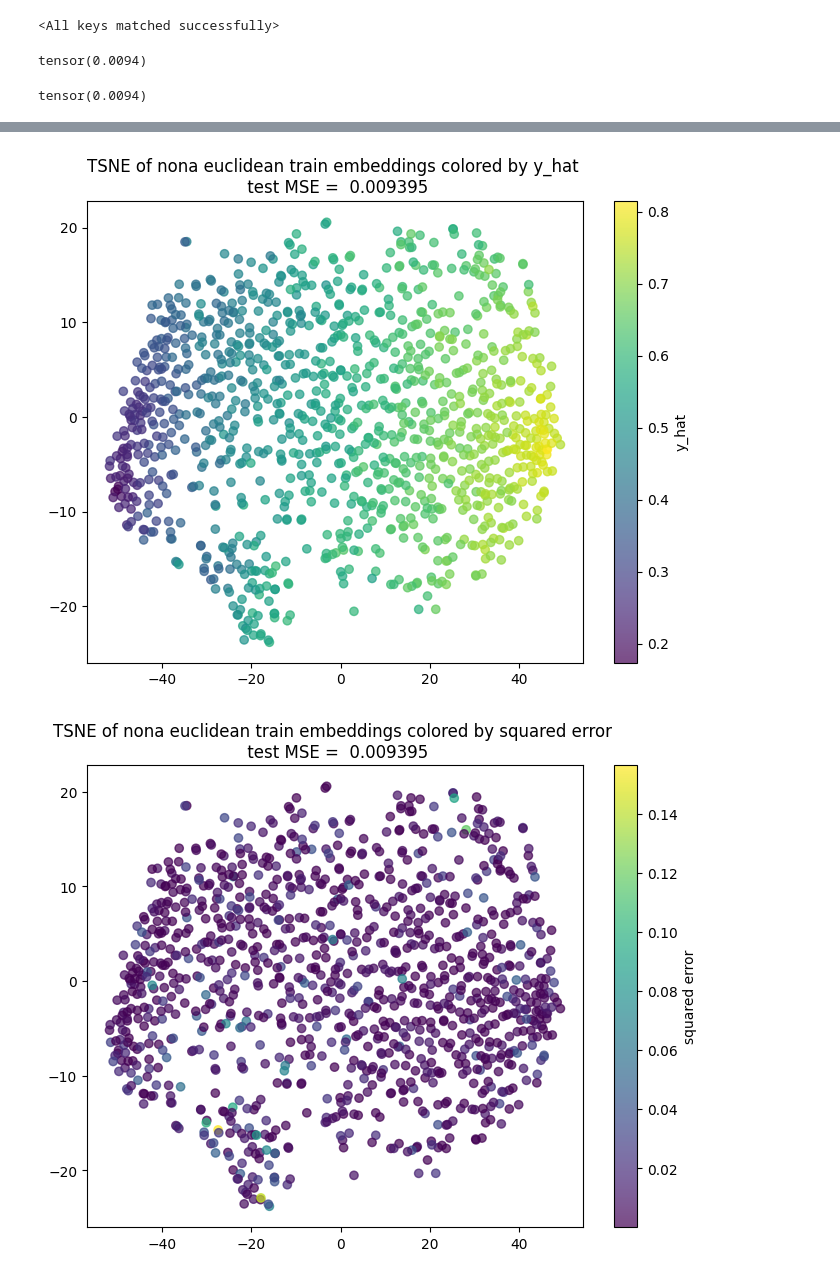
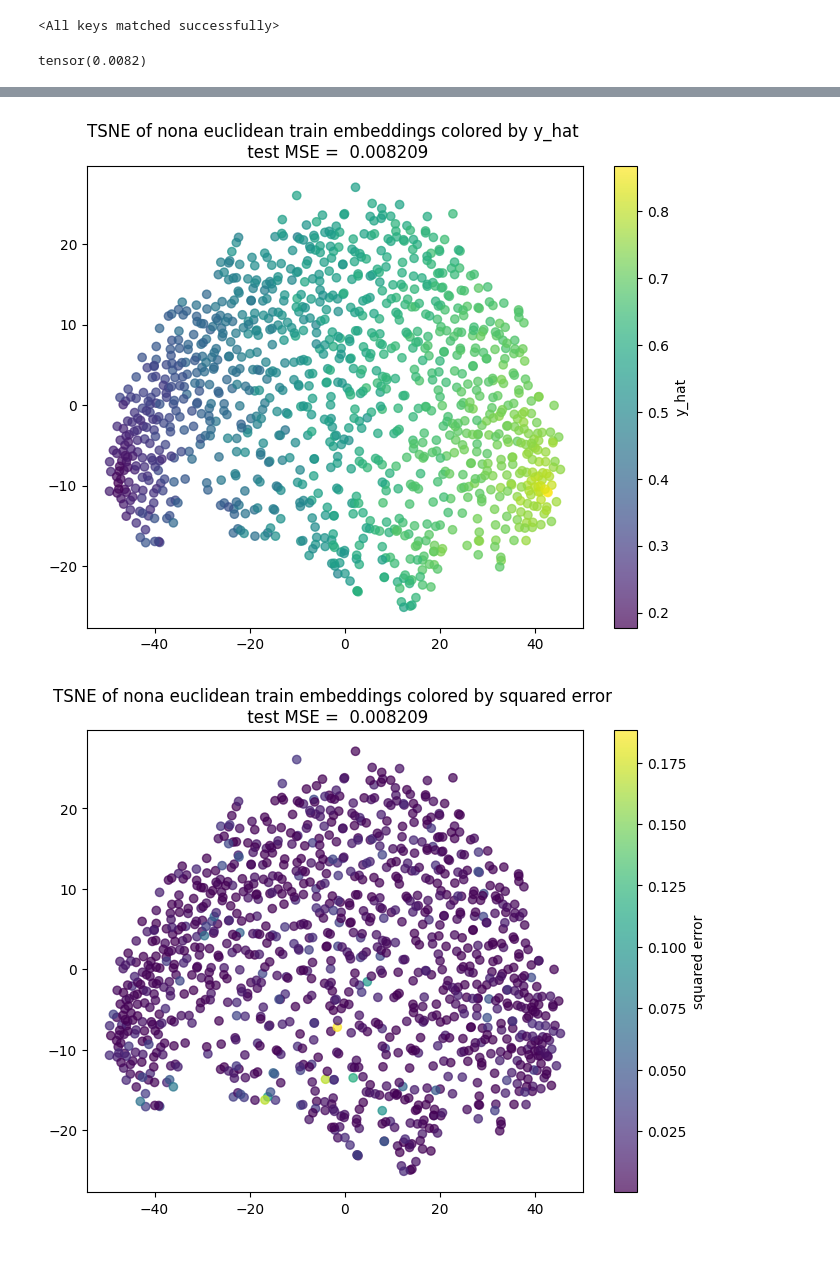
Before and after one commit to aviadsusman/nona, a Jupyter notebook: visualize_embeddings.ipynb, the cells around one changed output, grey strips where cells are left out. Cells and saved outputs as stored; diff of their text form; code cells hidden in the pictures.

```diff
--- a/visualize_embeddings.ipynb
+++ b/visualize_embeddings.ipynb
@@ -48,7 +48,10 @@ def collate(batch):
     return x, y
 
 train_dataset = RSNADataset(idx_dict['train'], transform=transform)
-train_loader = DataLoader(train_dataset, batch_size=len(train_dataset), shuffle=True, collate_fn=collate)
+train_loader = DataLoader(train_dataset, batch_size=len(train_dataset), shuffle=False, collate_fn=collate)
+
+unused_dataset = RSNADataset(idx_dict['unused'][: len(idx_dict['unused']) // 6], transform=transform)
+unused_loader = DataLoader(unused_dataset, batch_size=len(unused_dataset), shuffle=False, collate_fn=collate)
 
 test_dataset = RSNADataset(idx_dict['test'], transform=transform)
 test_loader = DataLoader(test_dataset, batch_size=len(test_dataset), shuffle=True, collate_fn=collate)
@@ -58,15 +61,10 @@ with torch.no_grad():
         y_hat_train, train_embeddings = model(X_train, X_train, y_train, get_embeddings=True)
         y_hat_test, test_embeddings = model(X_test, X_train, y_train, get_embeddings=True)
 # %%
-mse = torch.mean((y_test - y_hat_test)**2)
+mse = torch.mean((y_test - y_hat_test) ** 2)
 mse
 # %% [output]
-tensor(0.0094)
+tensor(0.0082)
-# %%
-from torcheval.metrics.functional import mean_squared_error
-mean_squared_error(y_hat_test, y_test)
-# %% [output]
-tensor(0.0094)
 # %%
 proj_dim = 2
 
@@ -83,9 +81,10 @@ if proj_type == 'tsne':
     proj = TSNE(n_components=proj_dim, random_state=42)
 elif proj_type == 'pca':
     proj = PCA(n_components=proj_dim, random_state=42)
+elif proj_type == 'umap':
+    proj = UMAP(n_components=proj_dim, random_state=42)
 
 reduced_embeddings = proj.fit_transform(embeddings)
-
 
 for label_to_vis, y in label_dict.items():
 
@@ -108,2 +107,2 @@ for label_to_vis, y in label_dict.items():
-[figure, old version]
+[figure, new version]
-[figure, old version]
+[figure, new version]
```
Also changed, not shown: parts of 4 cells of this notebook, 7 other files.
